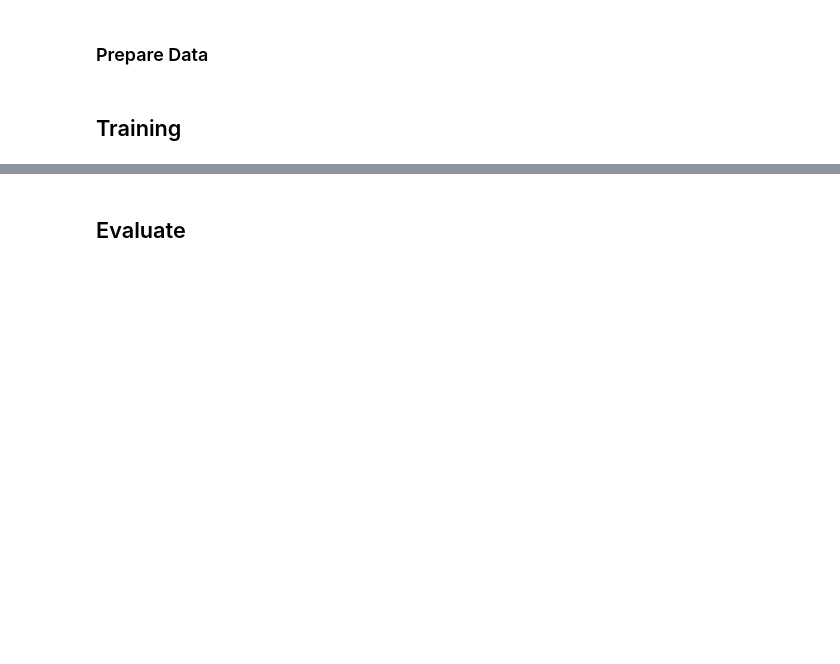
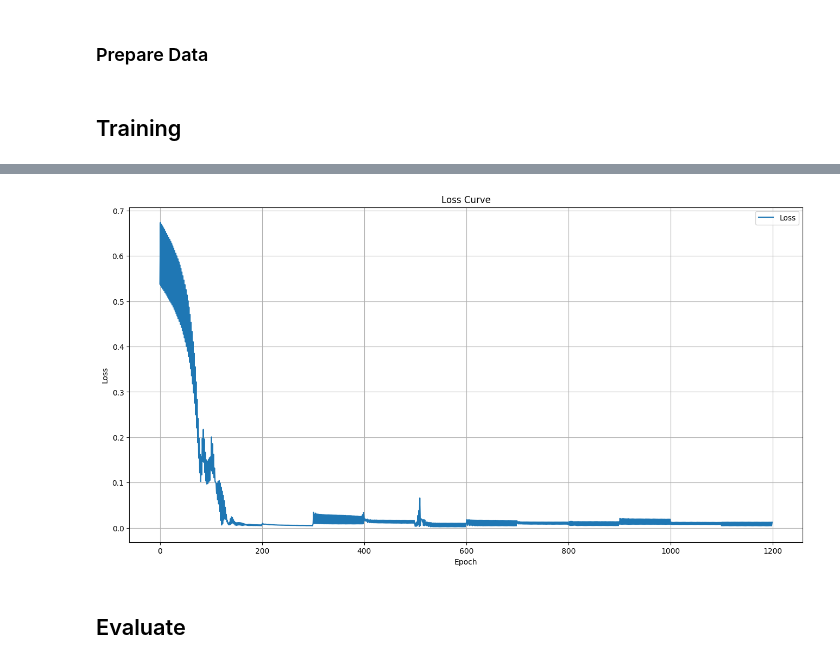
Before and after one commit to AndyFilter/Itsy-Bitsy-Teenie-Weenie-Little-Stock-Prediction-Genie, a Jupyter notebook: StockPrediction.ipynb, the cells around one changed output, grey strips where cells are left out. Cells and saved outputs as stored; diff of their text form; code cells hidden in the pictures; blank space fills up the shorter version.

```diff
--- a/StockPrediction.ipynb
+++ b/StockPrediction.ipynb
@@ -187,10 +198,37 @@ criterion = VolatilityWeightedLoss() # Loss function
 # %% [markdown]
 ## Training
 # %%
-optimizer = torch.optim.Adam(model.parameters(), lr=0.001)
-#criterion = nn.MSELoss()
+import matplotlib.pyplot as plt
 
-for epoch in range(100): # More epoch -> more trained (takes longer)
+EPOCHS_PER_DATASET = 50
+TOTAL_EPOCHS = EPOCHS_PER_DATASET * 12
+
+optimizer = torch.optim.AdamW(model.parameters(), lr=0.0001, weight_decay=0.01)
+scheduler = torch.optim.lr_scheduler.OneCycleLR(
+    optimizer,
+    max_lr=0.001,
+    steps_per_epoch=len(train_loader),
+    epochs=TOTAL_EPOCHS,
+    pct_start=0.3
+)
+criterion = nn.MSELoss()
+
+# For mixed precision training (optional but recommended)
+grad_scaler = torch.amp.GradScaler(device=device)
+
+loss_arr = []
+
+for epoch in range(TOTAL_EPOCHS): # More epoch -> more trained (takes longer)
+    # Dynamic datasets
+    if epoch % EPOCHS_PER_DATASET == 0:
+        data_idx = epoch // EPOCHS_PER_DATASET
+        month = (data_idx % 12 + 1)
+        year = data_idx // 12 + START_YEAR
+        next_file = f"DataSets/{STOCK_NAME}/{year}/intraday_{year}_{(data_idx % 12 + 1):02d}_5min_IBM.csv"
+        print(f"Switched to {next_file} at epoch {epoch}")
+        LoadDataFromFile(next_file)
+        train_dataset.load_data(X_train, y_train)
+
     model.train()
     total_loss = 0
 
@@ -199,7 +237,7 @@ for epoch in range(100): # More epoch -> more trained (takes longer)
         with torch.amp.autocast(device.type):
             outputs = model(batch_X)
             # Add Gaussian noise (1% of price range)
-            noise = torch.randn_like(outputs) * 0.002
+            noise = torch.randn_like(outputs) * 0.001
             outputs += noise
             loss = criterion(outputs, batch_y)
 
@@ -208,10 +246,25 @@ for epoch in range(100): # More epoch -> more trained (takes longer)
         grad_scaler.scale(loss).backward()
         grad_scaler.step(optimizer)
         grad_scaler.update()
+        scheduler.step()
 
         total_loss += loss.item()
+
+        loss_arr.append(loss.item())
+
 
     avg_loss = total_loss / len(train_loader)
     if (epoch + 1) % 10 == 0:
         print(f"Epoch {epoch+1}, Loss: {avg_loss:.4f}")
+
+# Plot loss curve
+plt.figure(figsize=(16, 8))
+#plt.yscale('log')
+plt.plot(loss_arr, label='Loss')
+plt.title('Loss Curve')
+plt.xlabel('Epoch')
+plt.ylabel('Loss')
+plt.legend()
+plt.grid(True)
+plt.show()
 # %% [output]
@@ -228,3 +288,4 @@ Epoch 100, Loss: 0.0272
+[figure, added]
 # %% [markdown]
 ## Evaluate
 # %%
```
Also changed, not shown: parts of 6 cells of this notebook, 26 other files.
